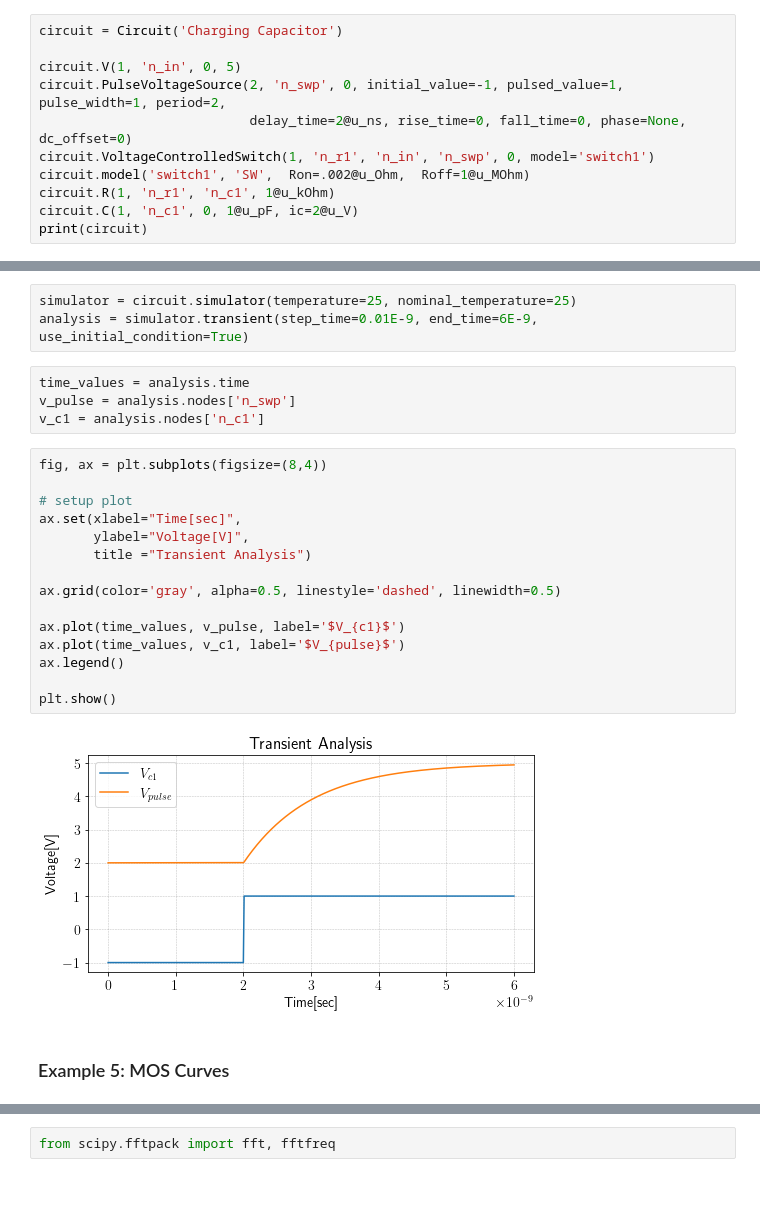
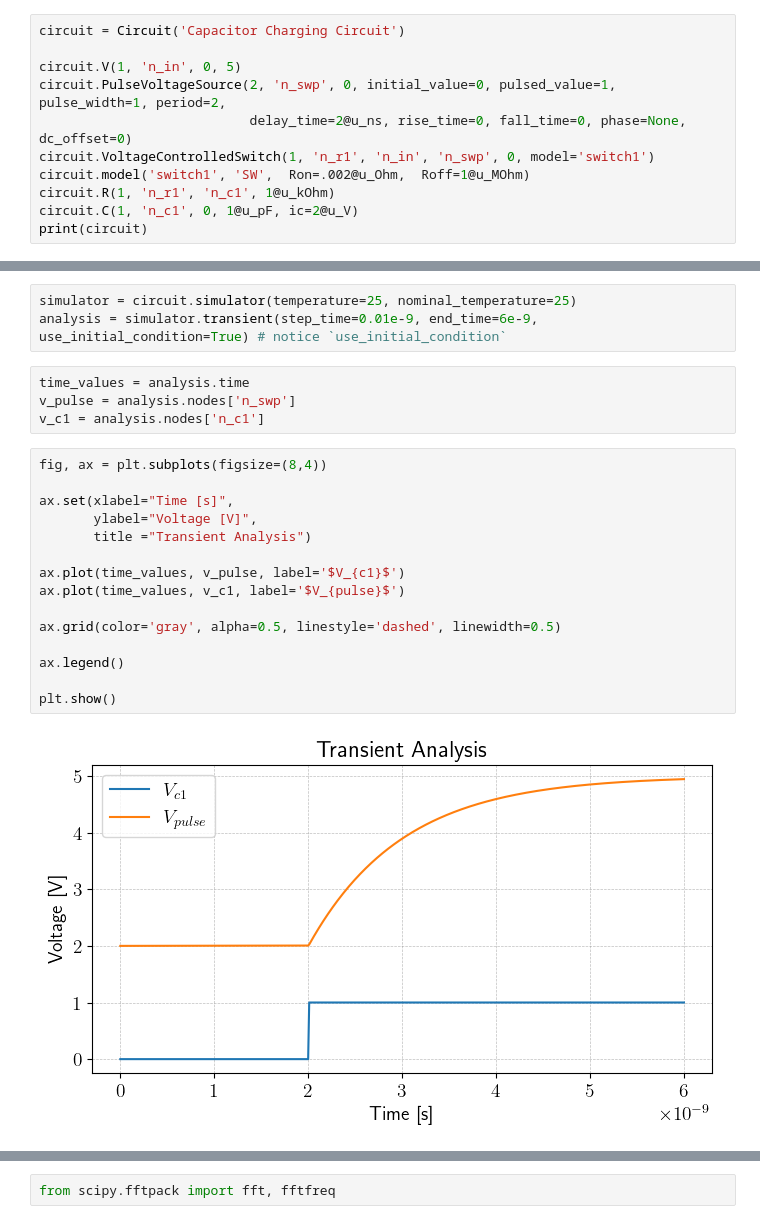
Before and after one commit to medwatt/Notes, a Jupyter notebook: pyspice/PySpice.ipynb, the cells around one changed output, grey strips where cells are left out. Drawn from its saved outputs; the diff is of its cells as text; blank space fills up the shorter version.

```diff
--- a/pyspice/PySpice.ipynb
+++ b/pyspice/PySpice.ipynb
@@ -292,8 +383,8 @@ plt.show()
 # %%
-circuit = Circuit('Charging Capacitor')
+circuit = Circuit('Capacitor Charging Circuit')
 
 circuit.V(1, 'n_in', 0, 5)
-circuit.PulseVoltageSource(2, 'n_swp', 0, initial_value=-1, pulsed_value=1, pulse_width=1, period=2,
+circuit.PulseVoltageSource(2, 'n_swp', 0, initial_value=0, pulsed_value=1, pulse_width=1, period=2,
                            delay_time=2@u_ns, rise_time=0, fall_time=0, phase=None, dc_offset=0)
 circuit.VoltageControlledSwitch(1, 'n_r1', 'n_in', 'n_swp', 0, model='switch1')
 circuit.model('switch1', 'SW',  Ron=.002@u_Ohm,  Roff=1@u_MOhm)
@@ -311,6 +404,6 @@ C1 n_c1 0 1pF ic=2V
 # %%
 simulator = circuit.simulator(temperature=25, nominal_temperature=25)
-analysis = simulator.transient(step_time=0.01E-9, end_time=6E-9, use_initial_condition=True)
+analysis = simulator.transient(step_time=0.01e-9, end_time=6e-9, use_initial_condition=True) # notice `use_initial_condition`
 # %%
 time_values = analysis.time
 v_pulse = analysis.nodes['n_swp']
@@ -318,19 +411,17 @@ v_c1 = analysis.nodes['n_c1']
 # %%
 fig, ax = plt.subplots(figsize=(8,4))
 
-# setup plot
-ax.set(xlabel="Time[sec]",
-       ylabel="Voltage[V]",
+ax.set(xlabel="Time [s]",
+       ylabel="Voltage [V]",
        title ="Transient Analysis")
+
+ax.plot(time_values, v_pulse, label='$V_{c1}$')
+ax.plot(time_values, v_c1, label='$V_{pulse}$')
 
 ax.grid(color='gray', alpha=0.5, linestyle='dashed', linewidth=0.5)
 
-ax.plot(time_values, v_pulse, label='$V_{c1}$')
-ax.plot(time_values, v_c1, label='$V_{pulse}$')
 ax.legend()
 
 plt.show()
 # %% [output]
-[figure, old version]
+[figure, new version]
-# %% [markdown]
-### Example 5: MOS Curves
```
Also changed, not shown: parts of 127 cells of this notebook, 6 other files.
